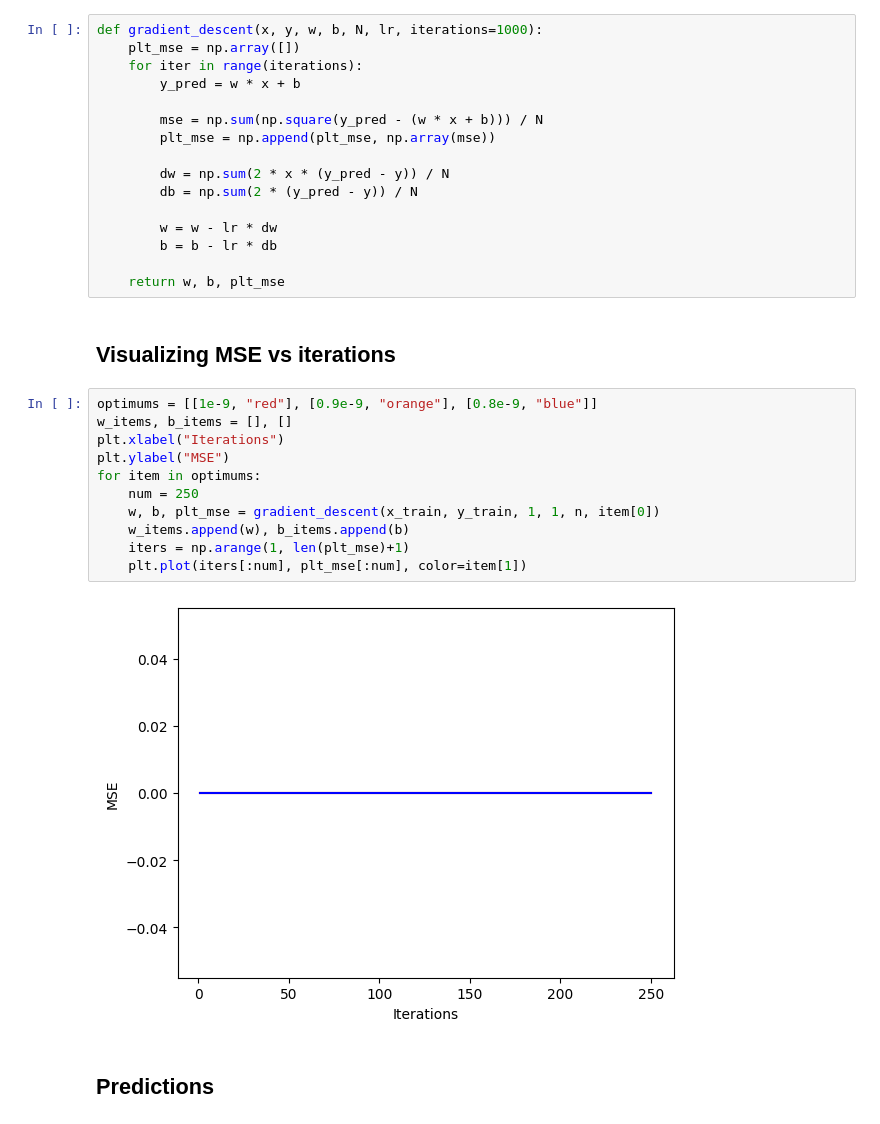
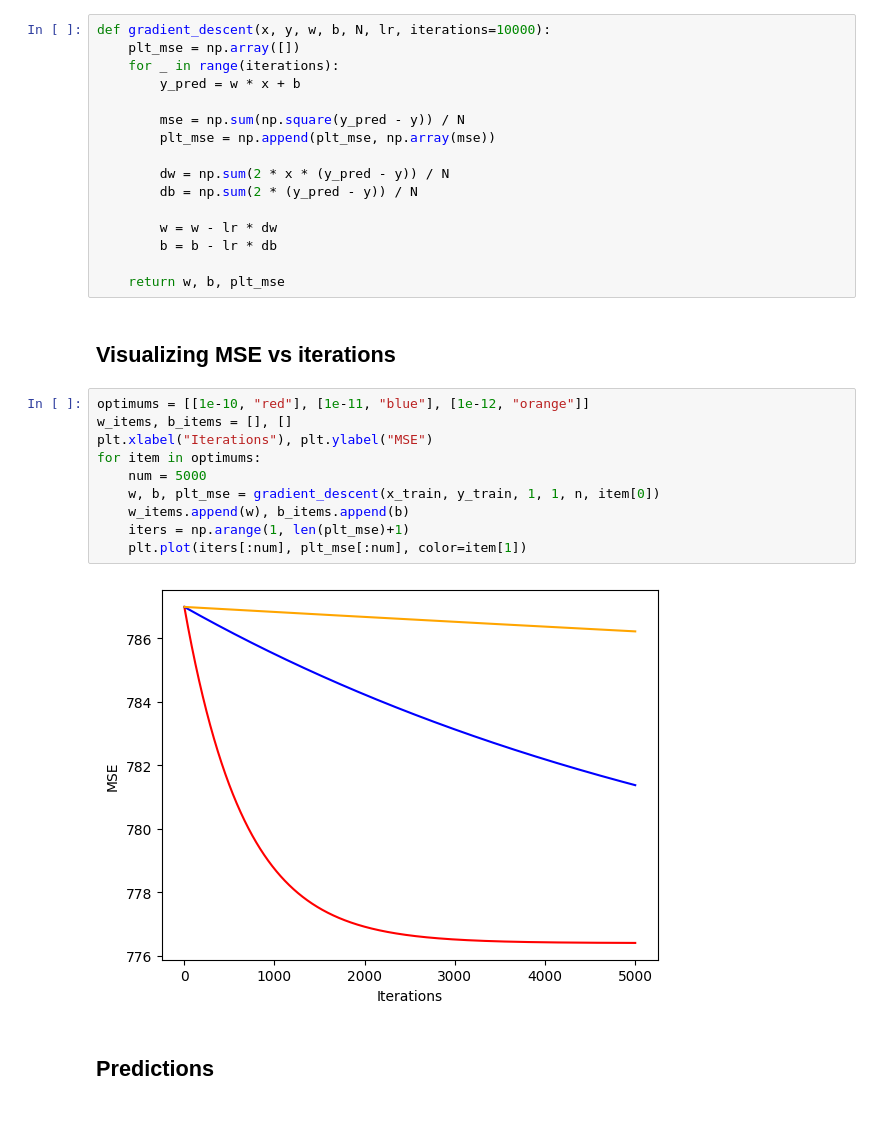
Before and after one commit to Enthusiast101/MachineLearning, a Jupyter notebook: 01.Linear Regression Model/LinearRegressionScratch.ipynb, the cells around one changed output. Saved outputs shown, nothing was run; the diff lists cells and outputs as text.

```diff
--- a/01.Linear Regression Model/LinearRegressionScratch.ipynb
+++ b/01.Linear Regression Model/LinearRegressionScratch.ipynb
@@ -53,12 +53,12 @@ Text(0, 0.5, 'Close Price')
 # %% [markdown]
 ## Gradient Descent
 # %%
-def gradient_descent(x, y, w, b, N, lr, iterations=1000):
+def gradient_descent(x, y, w, b, N, lr, iterations=10000):
     plt_mse = np.array([])
-    for iter in range(iterations):
+    for _ in range(iterations):
         y_pred = w * x + b
 
-        mse = np.sum(np.square(y_pred - (w * x + b))) / N
+        mse = np.sum(np.square(y_pred - y)) / N
         plt_mse = np.append(plt_mse, np.array(mse))
 
         dw = np.sum(2 * x * (y_pred - y)) / N
@@ -71,18 +71,17 @@ def gradient_descent(x, y, w, b, N, lr, iterations=1000):
 # %% [markdown]
 ## Visualizing MSE vs iterations
 # %%
-optimums = [[1e-9, "red"], [0.9e-9, "orange"], [0.8e-9, "blue"]]
+optimums = [[1e-10, "red"], [1e-11, "blue"], [1e-12, "orange"]]
 w_items, b_items = [], []
-plt.xlabel("Iterations")
-plt.ylabel("MSE")
+plt.xlabel("Iterations"), plt.ylabel("MSE")
 for item in optimums:
-    num = 250
+    num = 5000
     w, b, plt_mse = gradient_descent(x_train, y_train, 1, 1, n, item[0])
     w_items.append(w), b_items.append(b)
     iters = np.arange(1, len(plt_mse)+1)
     plt.plot(iters[:num], plt_mse[:num], color=item[1])
 # %% [output]
-[figure, old version]
+[figure, new version]
 # %% [markdown]
 ## Predictions
 # %%
```
Also changed, not shown: parts of 1 cell of this notebook.
